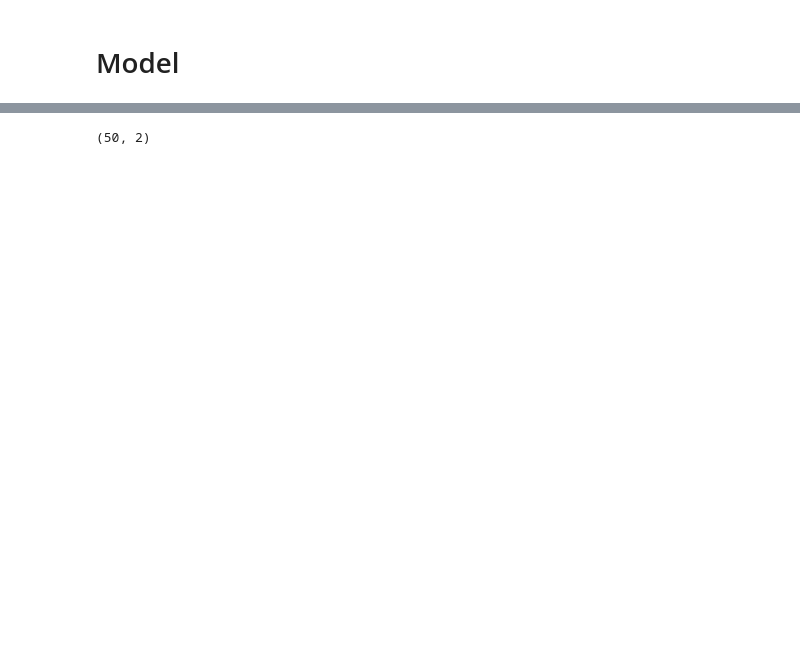
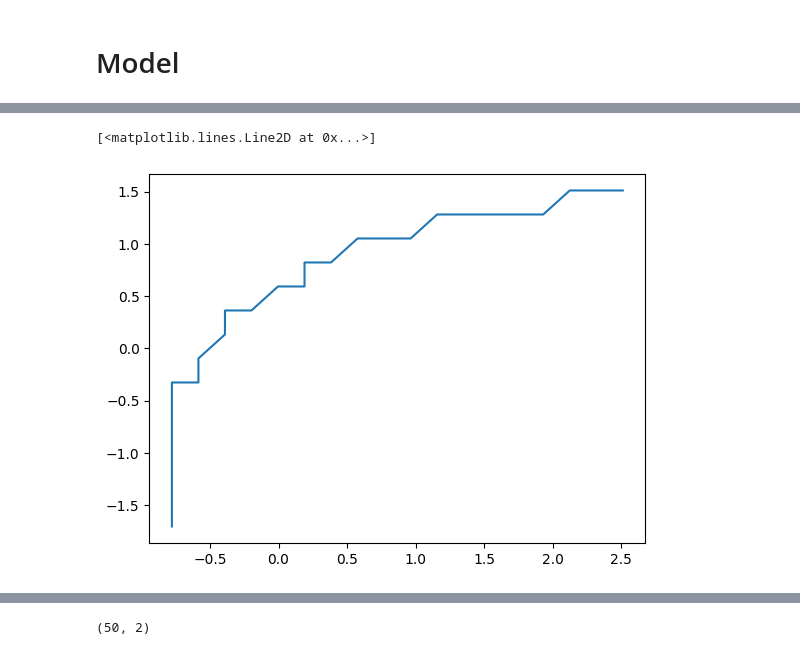
Before and after one commit to Leahie/SYSlab, a Jupyter notebook: smooth.ipynb, the cells around one changed output, grey strips where cells are left out. Drawn from its saved outputs; the diff is of its cells as text; code cells hidden in the pictures; blank space fills up the shorter version.

```diff
--- a/smooth.ipynb
+++ b/smooth.ipynb
@@ -303,5 +351,7 @@ save_data_mean_std_all(arrX, arrY, 'data/premade_data_all.pkl')
 import pandas as pd
 import numpy as np
 import tqdm as tqdm
-parkinson = pd.read_pickle("data/control_original.pkl")
+import matplotlib.pyplot as plt
+base = "C:/Users/leahz/OneDrive/Desktop/Quizlet/ATC4/SYSlab"
+parkinson =  pd.read_pickle(f'{base}/data/data_all.pkl')  # has more data; but when indexed should preform well
 control = pd.read_pickle("data/premade_data_all.pkl")
@@ -307,0 +374,5 @@ control = pd.read_pickle("data/premade_data_all.pkl")
+# %%
+plt.plot(parkinson.iloc[1]['X'], parkinson.iloc[1]['y'])
+# %% [output]
+[<matplotlib.lines.Line2D at 0x...>]
+[figure, added]
```
Also changed, not shown: parts of 34 cells of this notebook, 4 other files.
